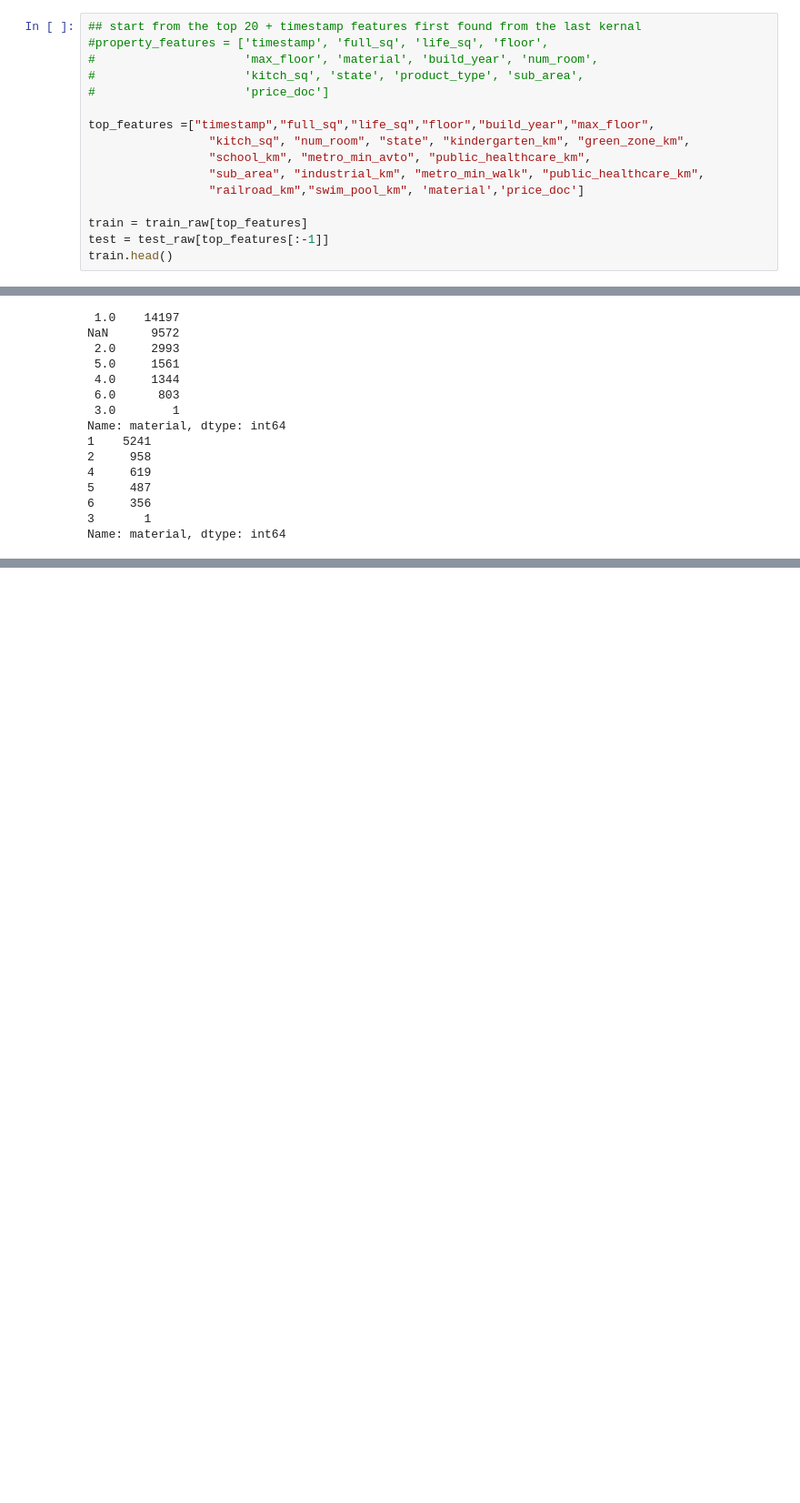
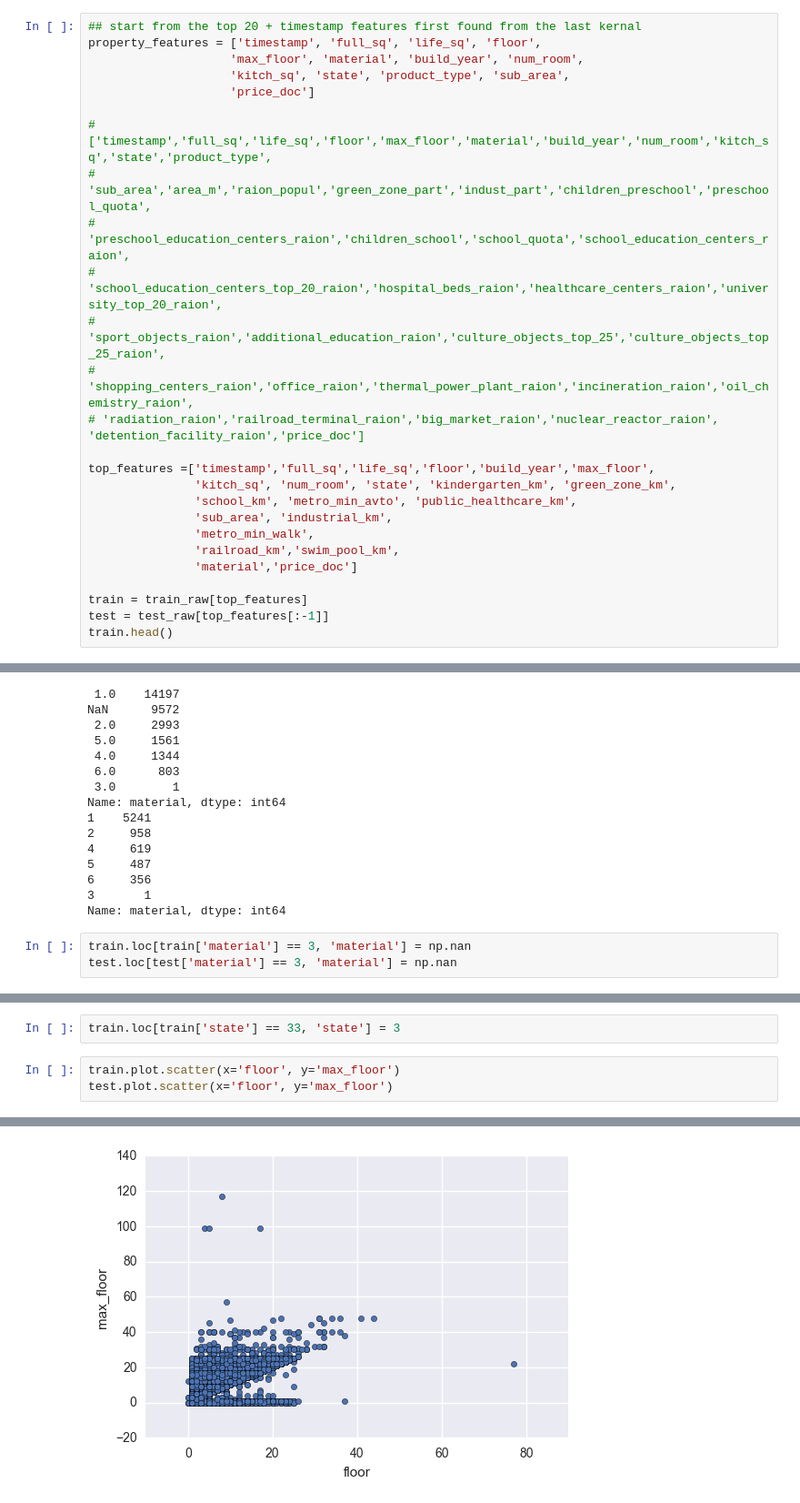
Before and after one commit to nycdatasci/bootcamp009_project, a Jupyter notebook: Project3-MachineLearning/chase_brandy_grant/EDA_Russian_Kaggel.ipynb, the cells around one changed output, grey strips where cells are left out. Shown at 91% size. Cells and saved outputs as stored; diff of their text form; blank space fills up the shorter version.

```diff
--- a/Project3-MachineLearning/chase_brandy_grant/EDA_Russian_Kaggel.ipynb
+++ b/Project3-MachineLearning/chase_brandy_grant/EDA_Russian_Kaggel.ipynb
@@ -313,15 +331,25 @@ macro_schema.head() # Note the timestamp here is a string and not a datetime obj
 # %%
 ## start from the top 20 + timestamp features first found from the last kernal
-#property_features = ['timestamp', 'full_sq', 'life_sq', 'floor',
-#                     'max_floor', 'material', 'build_year', 'num_room',
-#                     'kitch_sq', 'state', 'product_type', 'sub_area',
-#                     'price_doc']
+property_features = ['timestamp', 'full_sq', 'life_sq', 'floor',
+                    'max_floor', 'material', 'build_year', 'num_room',
+                    'kitch_sq', 'state', 'product_type', 'sub_area',
+                    'price_doc']
 
-top_features =["timestamp","full_sq","life_sq","floor","build_year","max_floor",
-                 "kitch_sq", "num_room", "state", "kindergarten_km", "green_zone_km",
-                 "school_km", "metro_min_avto", "public_healthcare_km",
-                 "sub_area", "industrial_km", "metro_min_walk", "public_healthcare_km",
-                 "railroad_km","swim_pool_km", 'material','price_doc']
+# ['timestamp','full_sq','life_sq','floor','max_floor','material','build_year','num_room','kitch_sq','state','product_type',
+# 'sub_area','area_m','raion_popul','green_zone_part','indust_part','children_preschool','preschool_quota',
+# 'preschool_education_centers_raion','children_school','school_quota','school_education_centers_raion',
+# 'school_education_centers_top_20_raion','hospital_beds_raion','healthcare_centers_raion','university_top_20_raion',
+# 'sport_objects_raion','additional_education_raion','culture_objects_top_25','culture_objects_top_25_raion',
+# 'shopping_centers_raion','office_raion','thermal_power_plant_raion','incineration_raion','oil_chemistry_raion',
+# 'radiation_raion','railroad_terminal_raion','big_market_raion','nuclear_reactor_raion', 'detention_facility_raion','price_doc']
+
+top_features =['timestamp','full_sq','life_sq','floor','build_year','max_floor',
+               'kitch_sq', 'num_room', 'state', 'kindergarten_km', 'green_zone_km',
+               'school_km', 'metro_min_avto', 'public_healthcare_km',
+               'sub_area', 'industrial_km',
+               'metro_min_walk',
+               'railroad_km','swim_pool_km',
+               'material','price_doc']
 
 train = train_raw[top_features]
 test = test_raw[top_features[:-1]]
@@ -386,3 +414,6 @@ Name: material, dtype: int64
 6     356
 3       1
 Name: material, dtype: int64
+# %%
+train.loc[train['material'] == 3, 'material'] = np.nan
+test.loc[test['material'] == 3, 'material'] = np.nan
@@ -388,0 +443,6 @@ Name: material, dtype: int64
+# %%
+train.loc[train['state'] == 33, 'state'] = 3
+# %%
+train.plot.scatter(x='floor', y='max_floor')
+test.plot.scatter(x='floor', y='max_floor')
+# %% [output]
@@ -388,0 +450 @@ Name: material, dtype: int64
+[figure, added]
```
Also changed, not shown: parts of 44 cells of this notebook.
